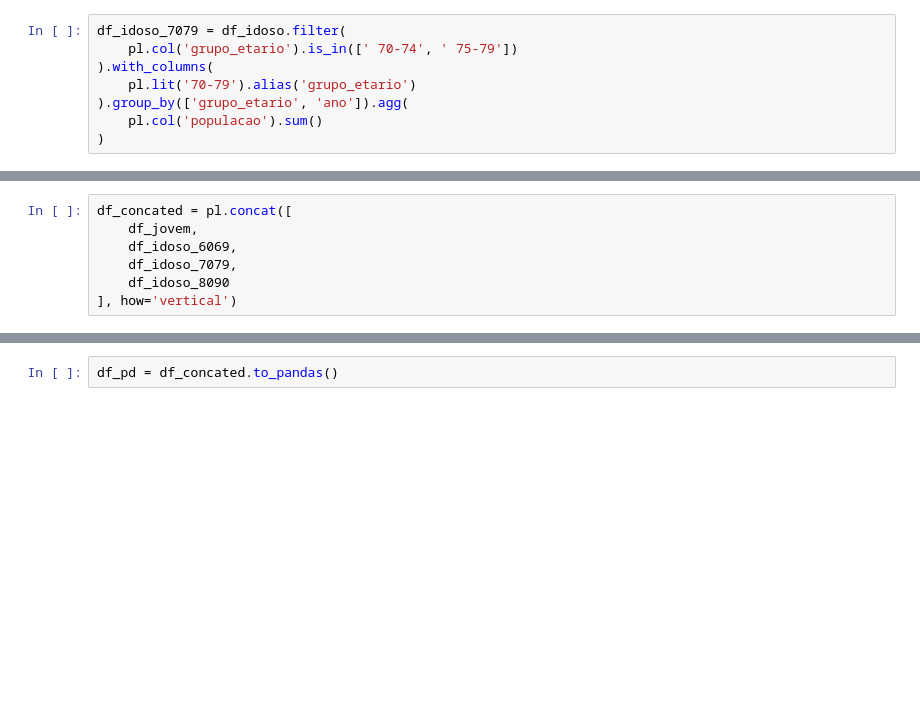
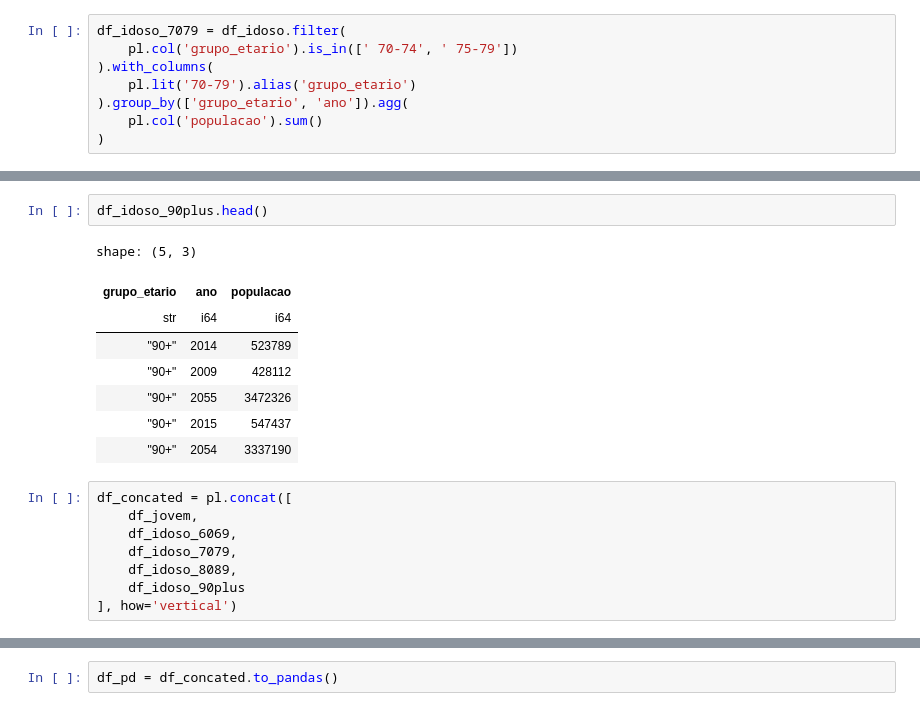
Before and after one commit to LazaroDamasceno/Artigo-Perfil-Eleitoral-BR, a Jupyter notebook: analise_dados/projecao_populacao/projecao_populacao_grupo_etario_ano..ipynb, the cells around one changed output, grey strips where cells are left out. Saved outputs shown, nothing was run; the diff lists cells and outputs as text; blank space fills up the shorter version.

```diff
--- a/analise_dados/projecao_populacao/projecao_populacao_grupo_etario_ano..ipynb
+++ b/analise_dados/projecao_populacao/projecao_populacao_grupo_etario_ano..ipynb
@@ -136,9 +144,21 @@ shape: (5, 3)
+# %%
+df_idoso_90plus.head()
+# %% [output]
+shape: (5, 3)
+| grupo_etario | ano | populacao |
+| str | i64 | i64 |
+| "90+" | 2014 | 523789 |
+| "90+" | 2009 | 428112 |
+| "90+" | 2055 | 3472326 |
+| "90+" | 2015 | 547437 |
+| "90+" | 2054 | 3337190 |
 # %%
 df_concated = pl.concat([
     df_jovem,
     df_idoso_6069,
     df_idoso_7079,
-    df_idoso_8090
+    df_idoso_8089,
+    df_idoso_90plus
 ], how='vertical')
 # %%
 df_concated
```
Also changed, not shown: parts of 7 cells of this notebook, 12 other files.
